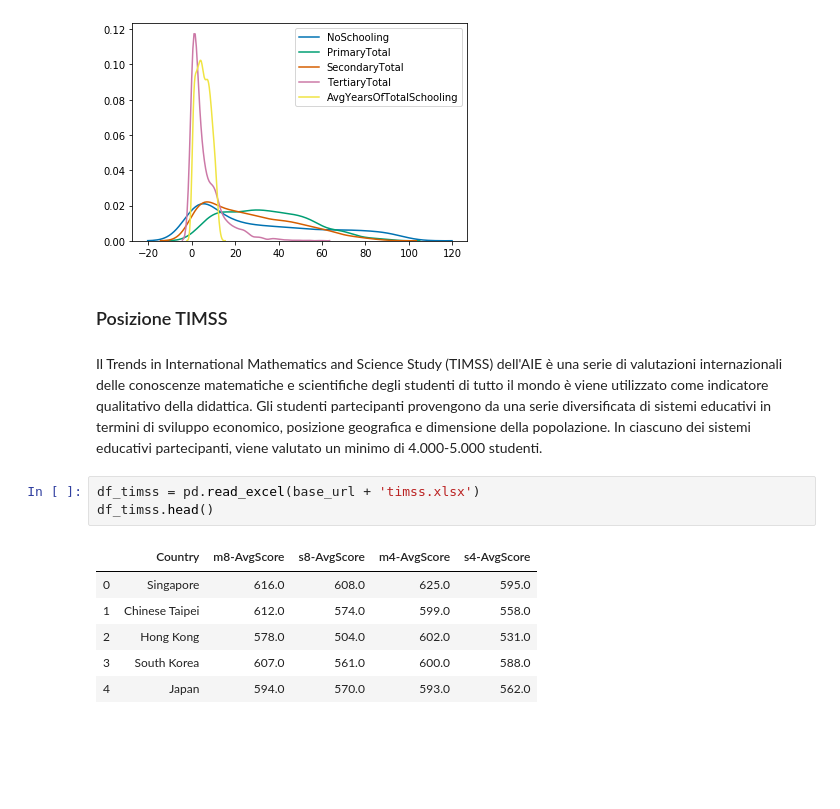
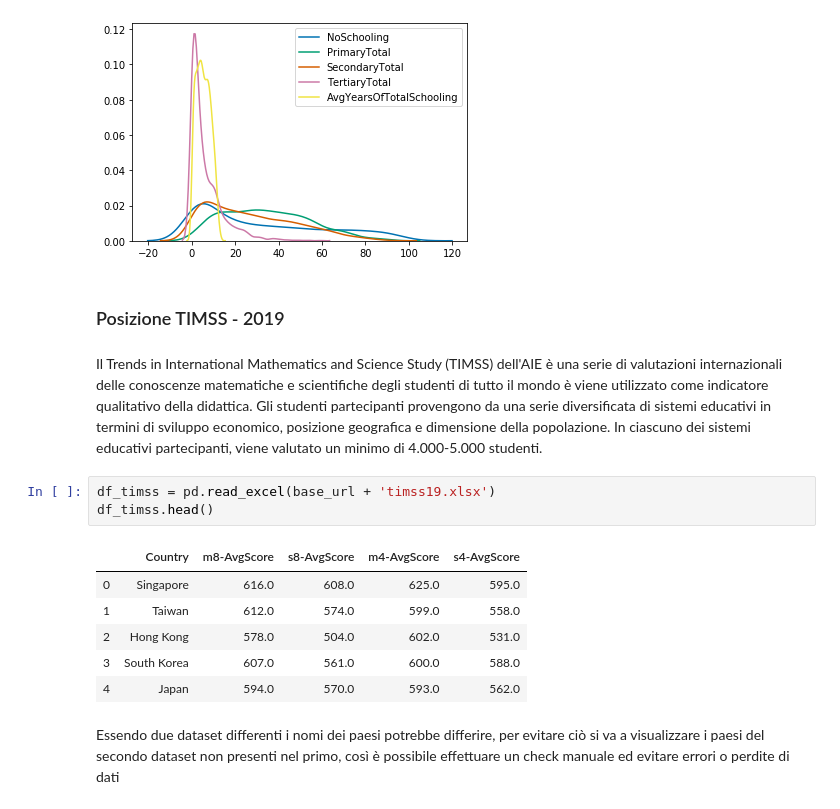
Before and after one commit to alepistola/HumanDataScience, a Jupyter notebook: hds_project.ipynb, the cells around one changed output. Cells and saved outputs as stored; diff of their text form; blank space fills up the shorter version.

```diff
--- a/hds_project.ipynb
+++ b/hds_project.ipynb
@@ -118,16 +118,18 @@ sns.kdeplot(df["AvgYearsOfTotalSchooling"])
 <matplotlib.axes._subplots.AxesSubplot at 0x...>
 [figure]
 # %% [markdown]
-### Posizione TIMSS
+### Posizione TIMSS - 2019
 # %% [markdown]
 Il Trends in International Mathematics and Science Study (TIMSS) dell'AIE è una serie di valutazioni internazionali delle conoscenze matematiche e scientifiche degli studenti di tutto il mondo è viene utilizzato come indicatore qualitativo della didattica. Gli studenti partecipanti provengono da una serie diversificata di sistemi educativi in termini di sviluppo economico, posizione geografica e dimensione della popolazione. In ciascuno dei sistemi educativi partecipanti, viene valutato un minimo di 4.000-5.000 studenti.
 # %%
-df_timss = pd.read_excel(base_url + 'timss.xlsx')
+df_timss = pd.read_excel(base_url + 'timss19.xlsx')
 df_timss.head()
 # %% [output]
 |  | Country | m8-AvgScore | s8-AvgScore | m4-AvgScore | s4-AvgScore |
 | 0 | Singapore | 616.0 | 608.0 | 625.0 | 595.0 |
-| 1 | Chinese Taipei | 612.0 | 574.0 | 599.0 | 558.0 |
+| 1 | Taiwan | 612.0 | 574.0 | 599.0 | 558.0 |
 | 2 | Hong Kong | 578.0 | 504.0 | 602.0 | 531.0 |
 | 3 | South Korea | 607.0 | 561.0 | 600.0 | 588.0 |
 | 4 | Japan | 594.0 | 570.0 | 593.0 | 562.0 |
+# %% [markdown]
+Essendo due dataset differenti i nomi dei paesi potrebbe differire, per evitare ciò si va a visualizzare i paesi del secondo dataset non presenti nel primo, così è possibile effettuare un check manuale ed evitare errori o perdite di dati
```
Also changed, not shown: parts of 2 cells of this notebook.
